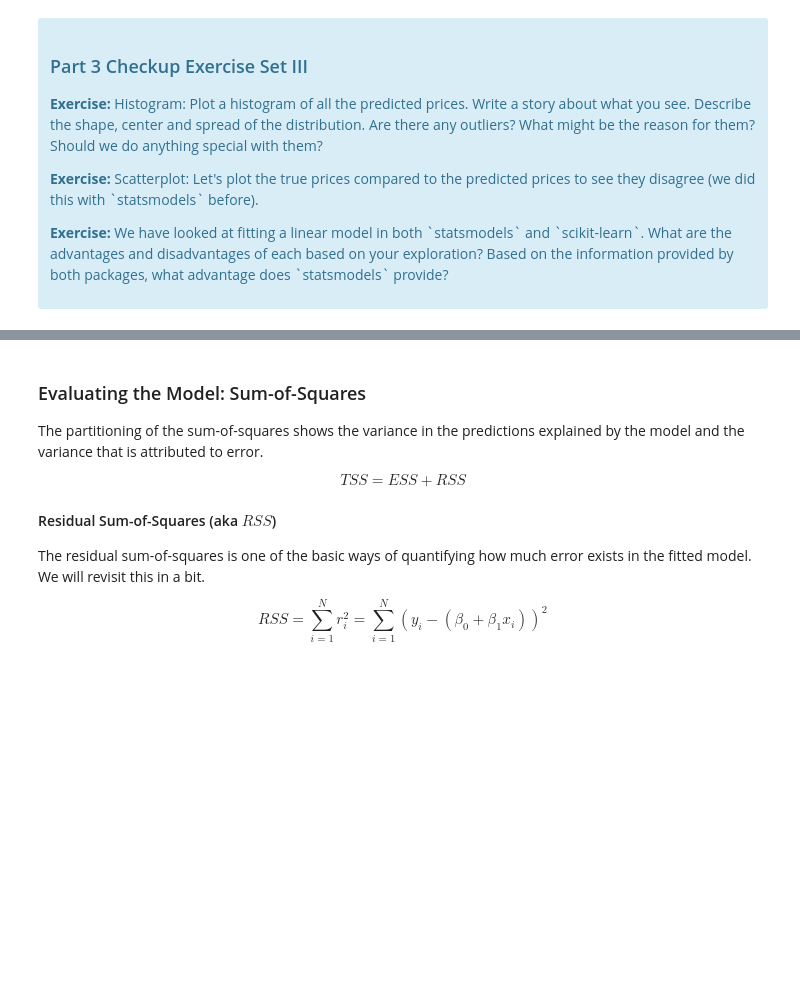
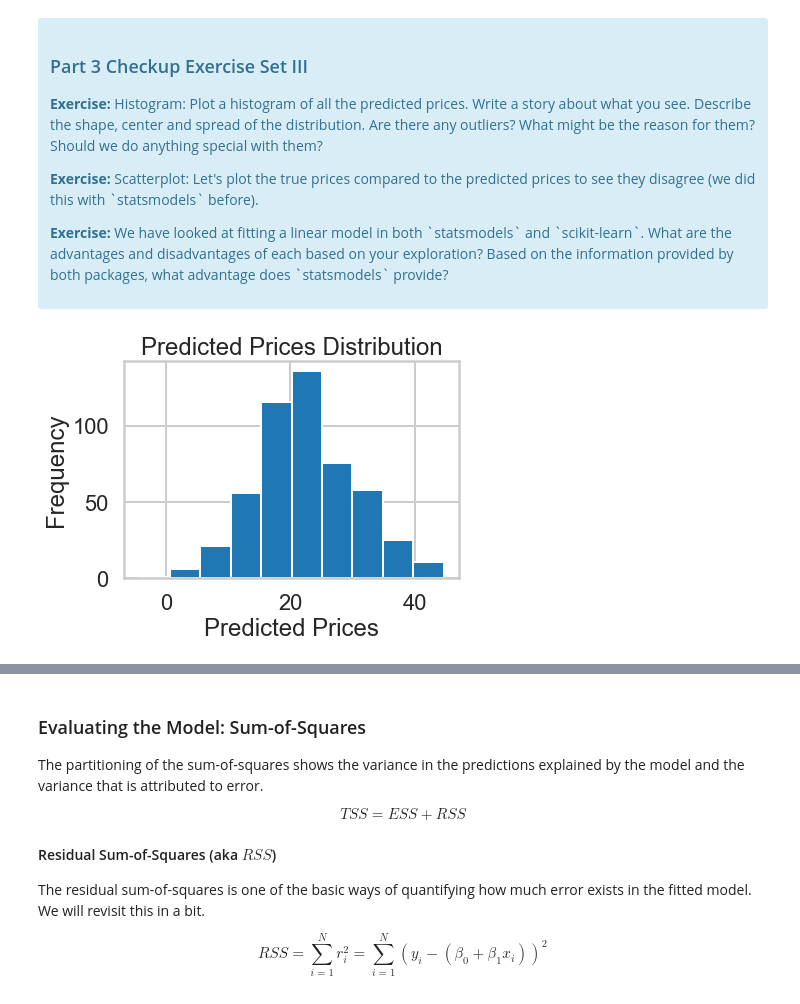
Before and after one commit to hershcode/Springboard, a Jupyter notebook: Machine_Learning/linear_regression/Mini_Project_Linear_Regression.ipynb, the cells around one changed output, grey strips where cells are left out. Cells and saved outputs as stored; diff of their text form; code cells hidden in the pictures; blank space fills up the shorter version.

```diff
--- a/Machine_Learning/linear_regression/Mini_Project_Linear_Regression.ipynb
+++ b/Machine_Learning/linear_regression/Mini_Project_Linear_Regression.ipynb
@@ -582,0 +581,9 @@ array([30.00821269, 25.0298606 , 30.5702317 , 28.60814055, 27.94288232])
+# %%
+# your turn
+plt.hist(x=lm.predict(X))
+plt.xlabel(s="Predicted Prices")
+plt.ylabel(s="Frequency")
+plt.title(s="Predicted Prices Distribution")
+plt.show()
+# %% [output]
+[figure, added]
```
Also changed, not shown: parts of 21 cells of this notebook.
